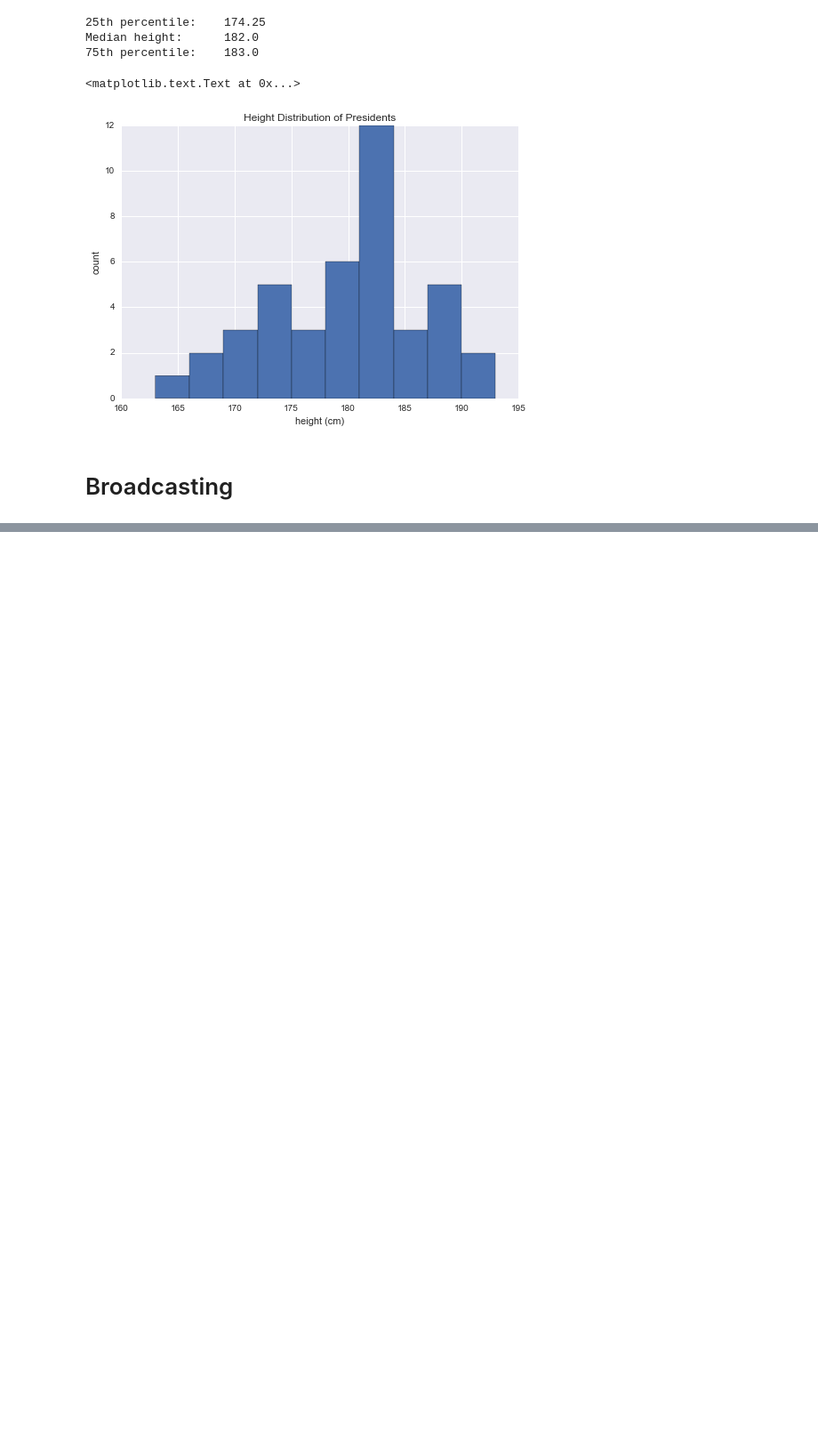
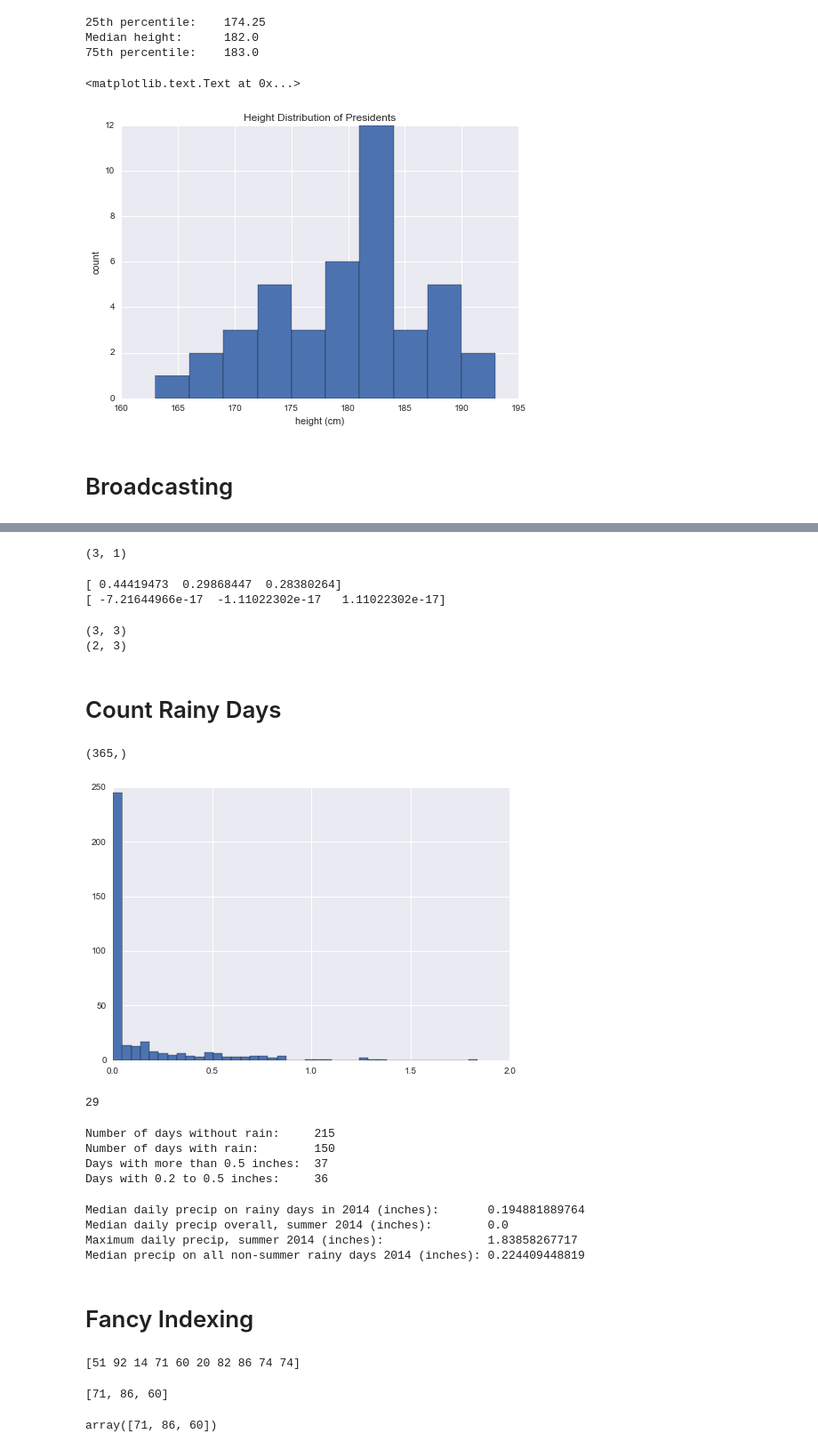
Before and after one commit to bergsfam/ml-projects, a Jupyter notebook: data_analysis/Explore_numpy.ipynb, the cells around one changed output, grey strips where cells are left out. Shown at 89% size. Saved outputs shown, nothing was run; the diff lists cells and outputs as text; code cells hidden in the pictures; blank space fills up the shorter version.

Commit message:
numpy indexing and plotting

```diff
--- a/data_analysis/Explore_numpy.ipynb
+++ b/data_analysis/Explore_numpy.ipynb
@@ -623,0 +649,50 @@ plt.ylabel('count')
+# %%
+b.shape
+# %% [output]
+(3, 1)
+# %%
+X = np.random.random((10,3))
+
+Xmean = X.mean(0)
+print Xmean
+
+X_centered = X - Xmean
+print X_centered.mean(0)
+# %% [output]
+[ 0.44419473  0.29868447  0.28380264]
+[ -7.21644966e-17  -1.11022302e-17   1.11022302e-17]
+# %%
+ab = np.broadcast(a,b)
+aM = np.broadcast(a,M)
+
+print ab.shape
+print aM.shape
+# %% [output]
+(3, 3)
+(2, 3)
+# %% [markdown]
+# Count Rainy Days
+# %%
+rainfall = pd.read_csv("data/Seattle2014.csv")['PRCP'].values
+inches = rainfall / 254. # mm -> inches
+inches.shape
+# %% [output]
+(365,)
+# %%
+plt.hist(inches, 40);
+# %% [output]
+[figure, added]
+# %%
+np.sum((inches > 0.5) & (inches < 1))
+# %% [output]
+29
+# %%
+print "Number of days without rain:    ", np.sum(inches==0)
+print "Number of days with rain:       ", np.sum(inches!=0)
+print "Days with more than 0.5 inches: ", np.sum(inches> 0.5)
+print "Days with 0.2 to 0.5 inches:    ", np.sum((inches > 0.2) & (inches < 0.5))
+# %% [output]
+Number of days without rain:     215
+Number of days with rain:        150
+Days with more than 0.5 inches:  37
+Days with 0.2 to 0.5 inches:     36
@@ -623,0 +705,28 @@ plt.ylabel('count')
+# %%
+print "Median daily precip on rainy days in 2014 (inches):      ", np.median(inches[rainy_days])
+print "Median daily precip overall, summer 2014 (inches):       ", np.median(inches[summer])
+print "Maximum daily precip, summer 2014 (inches):              ", np.max(inches[summer])
+print "Median precip on all non-summer rainy days 2014 (inches):", np.median(inches[rainy_days & ~summer])
+# %% [output]
+Median daily precip on rainy days in 2014 (inches):       0.194881889764
+Median daily precip overall, summer 2014 (inches):        0.0
+Maximum daily precip, summer 2014 (inches):               1.83858267717
+Median precip on all non-summer rainy days 2014 (inches): 0.224409448819
+# %% [markdown]
+# Fancy Indexing
+# %%
+rand = np.random.RandomState(42)
+
+x = rand.randint(100, size=10)
+print x
+# %% [output]
+[51 92 14 71 60 20 82 86 74 74]
+# %%
+[x[3], x[7], x[4]]
+# %% [output]
+[71, 86, 60]
+# %%
+ind = [3,7,4]
+x[ind]
+# %% [output]
+array([71, 86, 60])
```
Also changed, not shown: parts of 31 cells of this notebook.
